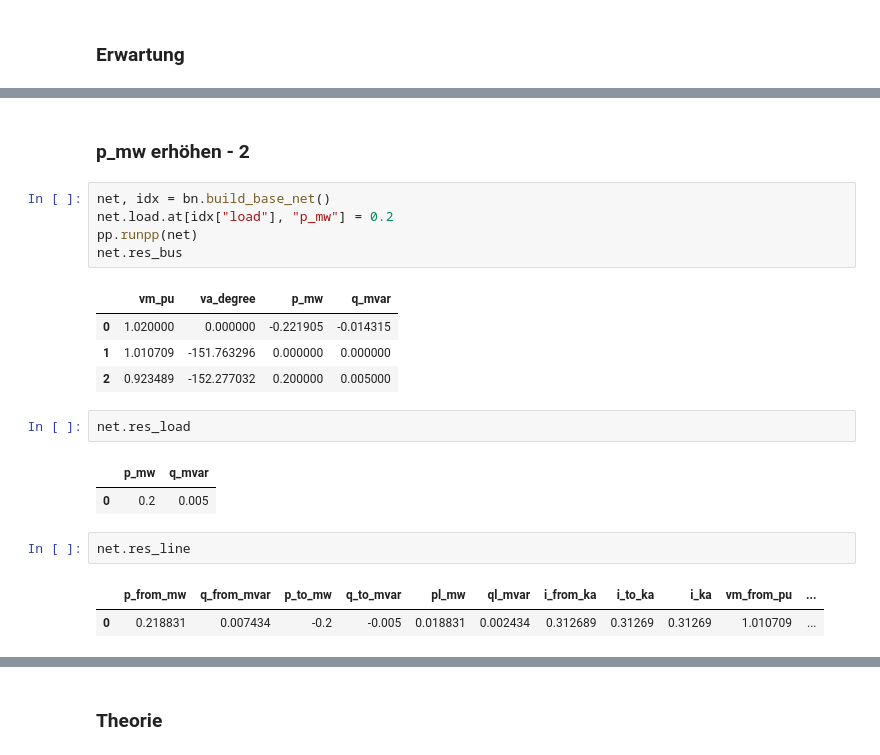
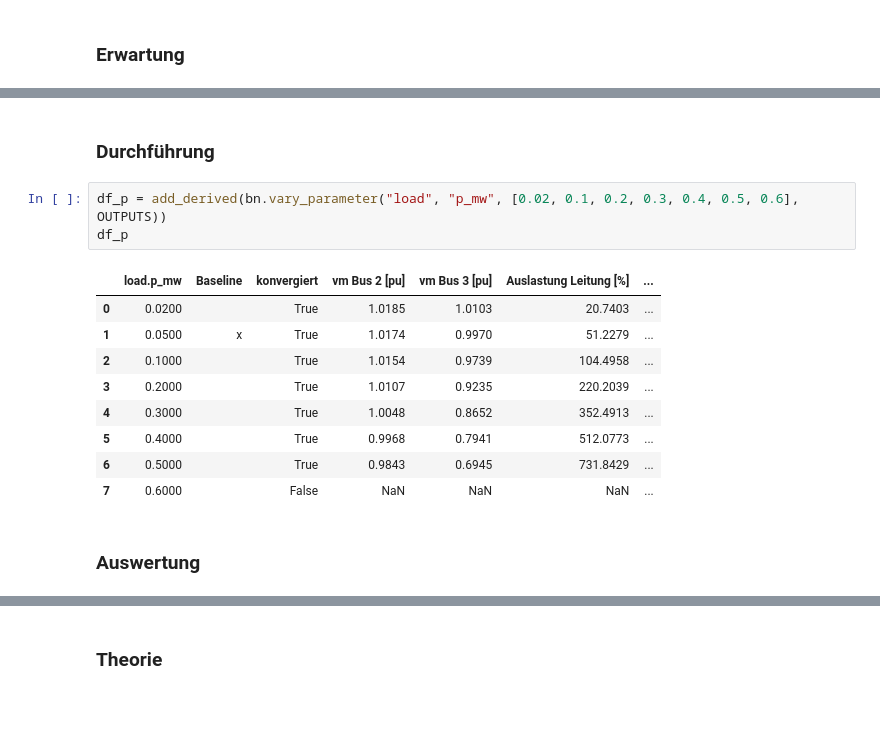
Before and after one commit to RoyalKnighter/SmartGrids, a Jupyter notebook: task1/Netzparameter_und_Busspannungen.ipynb, the cells around one changed output, grey strips where cells are left out. Saved outputs shown, nothing was run; the diff lists cells and outputs as text; blank space fills up the shorter version.

```diff
--- a/task1/Netzparameter_und_Busspannungen.ipynb
+++ b/task1/Netzparameter_und_Busspannungen.ipynb
@@ -362,22 +357,17 @@ net.res_line
-# %% [markdown]
-### p_mw erhöhen - 2
-# %%
-net, idx = bn.build_base_net()
-net.load.at[idx["load"], "p_mw"] = 0.2
-pp.runpp(net)
-net.res_bus
-# %% [output]
-|  | vm_pu | va_degree | p_mw | q_mvar |
-| 0 | 1.020000 | 0.000000 | -0.221905 | -0.014315 |
-| 1 | 1.010709 | -151.763296 | 0.000000 | 0.000000 |
-| 2 | 0.923489 | -152.277032 | 0.200000 | 0.005000 |
-# %%
-net.res_load
-# %% [output]
-|  | p_mw | q_mvar |
-| 0 | 0.2 | 0.005 |
-# %%
-net.res_line
-# %% [output]
-|  | p_from_mw | q_from_mvar | p_to_mw | q_to_mvar | pl_mw | ql_mvar | i_from_ka | i_to_ka | i_ka | vm_from_pu | ... |
-| 0 | 0.218831 | 0.007434 | -0.2 | -0.005 | 0.018831 | 0.002434 | 0.312689 | 0.31269 | 0.31269 | 1.010709 | ... |
+# %% [markdown]
+### Durchführung
+# %%
+df_p = add_derived(bn.vary_parameter("load", "p_mw", [0.02, 0.1, 0.2, 0.3, 0.4, 0.5, 0.6], OUTPUTS))
+df_p
+# %% [output]
+|  | load.p_mw | Baseline | konvergiert | vm Bus 2 [pu] | vm Bus 3 [pu] | Auslastung Leitung [%] | ... |
+| 0 | 0.0200 |  | True | 1.0185 | 1.0103 | 20.7403 | ... |
+| 1 | 0.0500 | x | True | 1.0174 | 0.9970 | 51.2279 | ... |
+| 2 | 0.1000 |  | True | 1.0154 | 0.9739 | 104.4958 | ... |
+| 3 | 0.2000 |  | True | 1.0107 | 0.9235 | 220.2039 | ... |
+| 4 | 0.3000 |  | True | 1.0048 | 0.8652 | 352.4913 | ... |
+| 5 | 0.4000 |  | True | 0.9968 | 0.7941 | 512.0773 | ... |
+| 6 | 0.5000 |  | True | 0.9843 | 0.6945 | 731.8429 | ... |
+| 7 | 0.6000 |  | False | NaN | NaN | NaN | ... |
+# %% [markdown]
+### Auswertung
```
Also changed, not shown: parts of 140 cells of this notebook, 1 other file.
